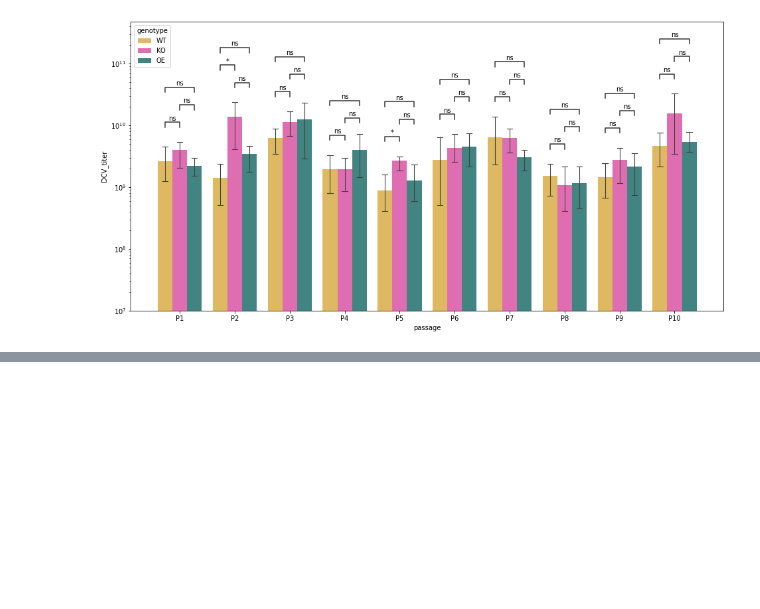
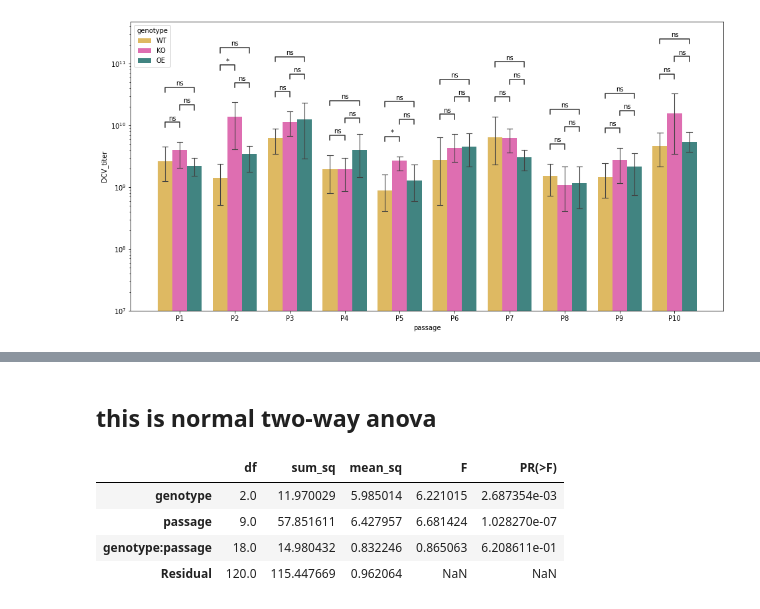
Before and after one commit to LaraFuhrmann/DCV-Evolution-Data-Processing, a Jupyter notebook: workflow/notebooks/Figure_1C__viral_titers.ipynb, the cells around one changed output, grey strips where cells are left out. Saved outputs shown, nothing was run; the diff lists cells and outputs as text; code cells hidden in the pictures; blank space fills up the shorter version.

```diff
--- a/workflow/notebooks/Figure_1C__viral_titers.ipynb
+++ b/workflow/notebooks/Figure_1C__viral_titers.ipynb
@@ -160,0 +206,13 @@ fig.savefig("./000__Manuscript_figures/Figure_1C__viral_titers.svg")
+# %% [markdown]
+## this is normal two-way anova
+# %%
+# ANOVA table using bioinfokit v1.0.3 or later (it uses wrapper script for anova_lm)
+res = stat()
+res.anova_stat(df=df, res_var='DCV_titer_log', anova_model='DCV_titer_log ~ genotype * passage')
+res.anova_summary
+# %% [output]
+|  | df | sum_sq | mean_sq | F | PR(>F) |
+| genotype | 2.0 | 11.970029 | 5.985014 | 6.221015 | 2.687354e-03 |
+| passage | 9.0 | 57.851611 | 6.427957 | 6.681424 | 1.028270e-07 |
+| genotype:passage | 18.0 | 14.980432 | 0.832246 | 0.865063 | 6.208611e-01 |
+| Residual | 120.0 | 115.447669 | 0.962064 | NaN | NaN |
```
Also changed, not shown: parts of 8 cells of this notebook, 2 other files.
